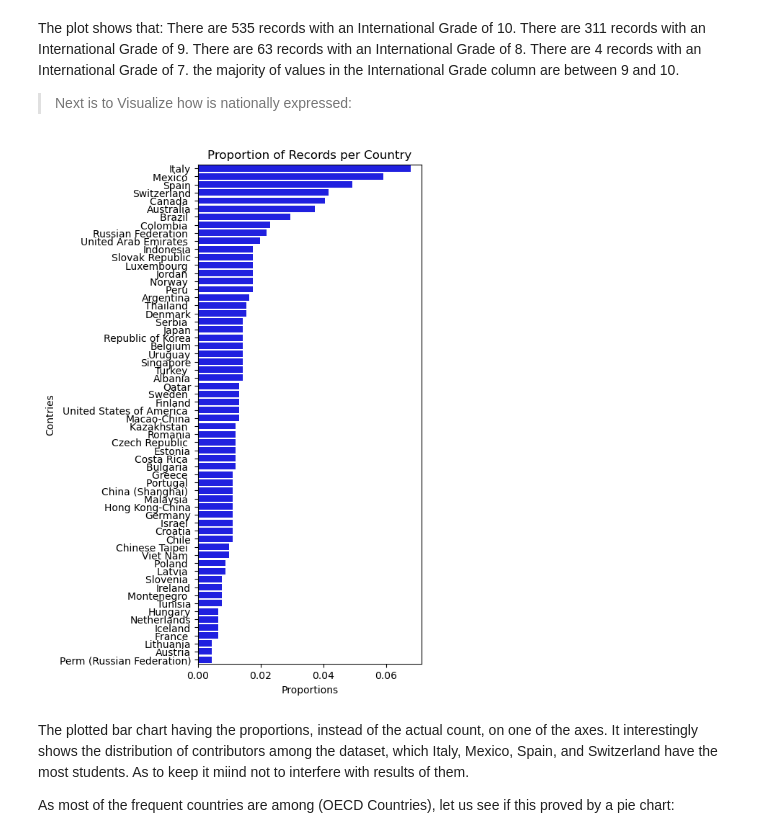
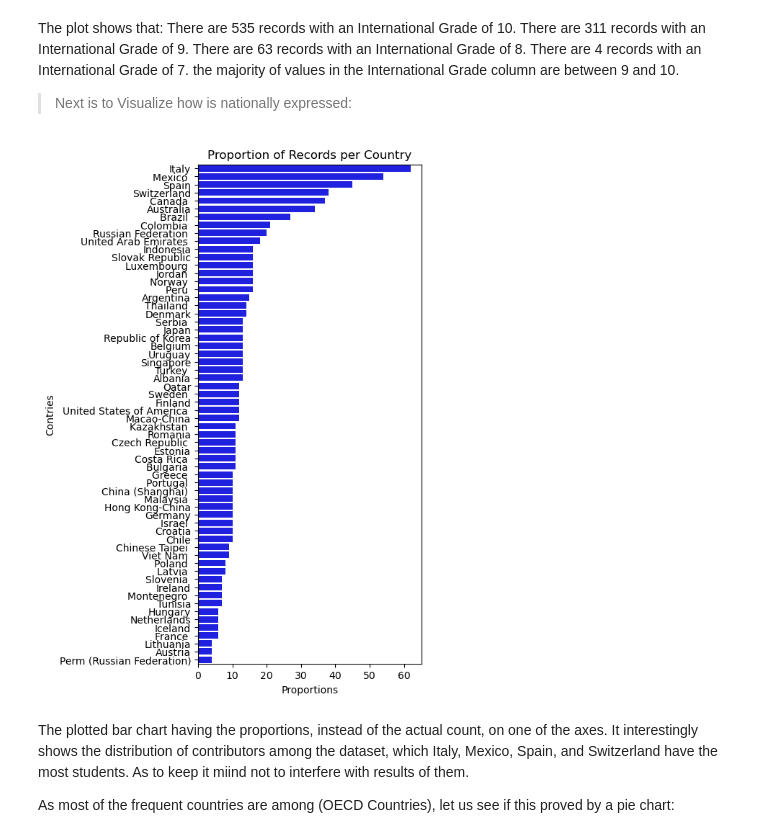
Before and after one commit to henanhasan/visualization_project, a Jupyter notebook: Part_I_exploration.ipynb, the cells around one changed output. Cells and saved outputs as stored; diff of their text form; code cells hidden in the pictures.

```diff
--- a/Part_I_exploration.ipynb
+++ b/Part_I_exploration.ipynb
@@ -300,17 +300,17 @@ max_prop = max_type_count / country_sum
 # %%
 from matplotlib import rcParams
+
 
 # Specify the figure size in inches, for both X, and Y axes
 rcParams['figure.figsize'] = 4,9
 sb.countplot(outliers_gone, y = 'National Centre 6-digit Code', color = 'blue', order = country_order)
 plt.xlabel('Number of Records')
 plt.ylabel('Contries')
-plt.xticks(tick_props * country_sum, tick_names)
 plt.xlabel('Proportions');
 plt.title('Proportion of Records per Country')
 plt.show()
 # %% [output]
-[figure, old version]
+[figure, new version]
 # %% [markdown]
 The plotted bar chart having the proportions, instead of the actual count, on one of the axes. It interestingly shows the distribution of contributors among the dataset, which Italy, Mexico, Spain, and Switzerland have the most students. As to keep it miind not to interfere with results of them.
 
```
Also changed, not shown: parts of 4 cells of this notebook, 1 other file.
